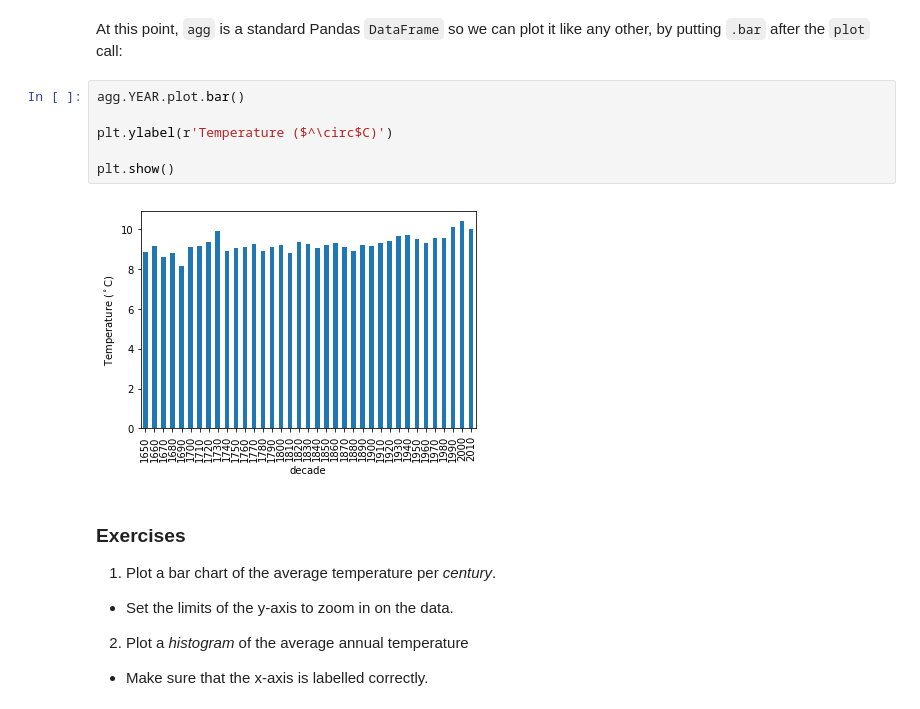
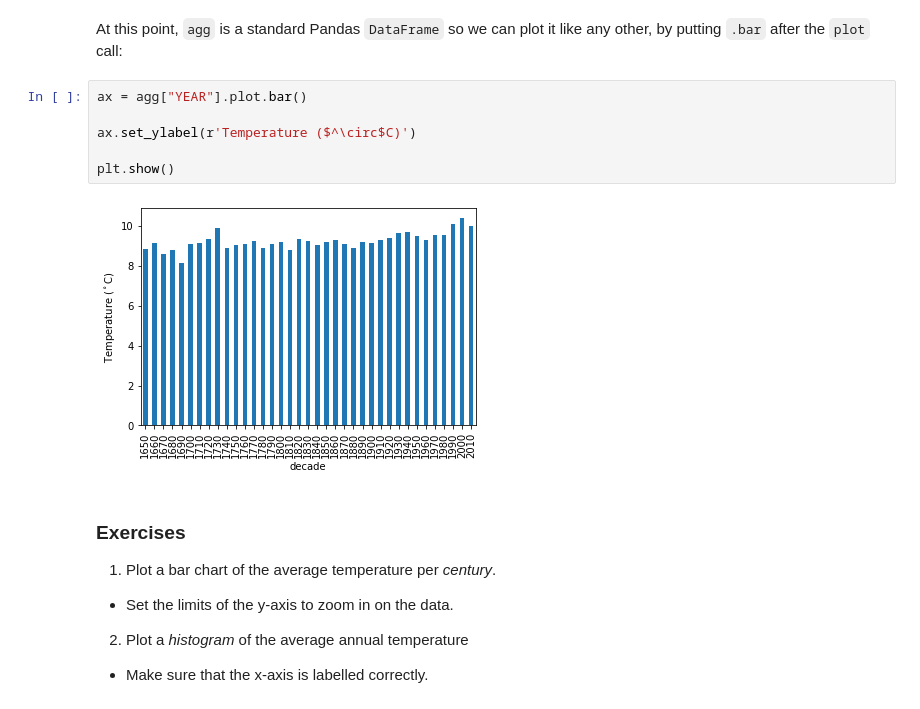
Before and after one commit to milliams/data_analysis_python, a Jupyter notebook: matplotlib.ipynb, the cells around one changed output. Saved outputs shown, nothing was run; the diff lists cells and outputs as text.

```diff
--- a/matplotlib.ipynb
+++ b/matplotlib.ipynb
@@ -331,13 +341,13 @@ agg.head()
 # %% [markdown]
 At this point, `agg` is a standard Pandas `DataFrame` so we can plot it like any other, by putting `.bar` after the `plot` call:
 # %%
-agg.YEAR.plot.bar()
+ax = agg["YEAR"].plot.bar()
 
-plt.ylabel(r'Temperature ($^\circ$C)')
+ax.set_ylabel(r'Temperature ($^\circ$C)')
 
 plt.show()
 # %% [output]
-[figure, old version]
+[figure, new version]
 # %% [markdown]
 ### Exercises
 
```
Also changed, not shown: parts of 15 cells of this notebook.
